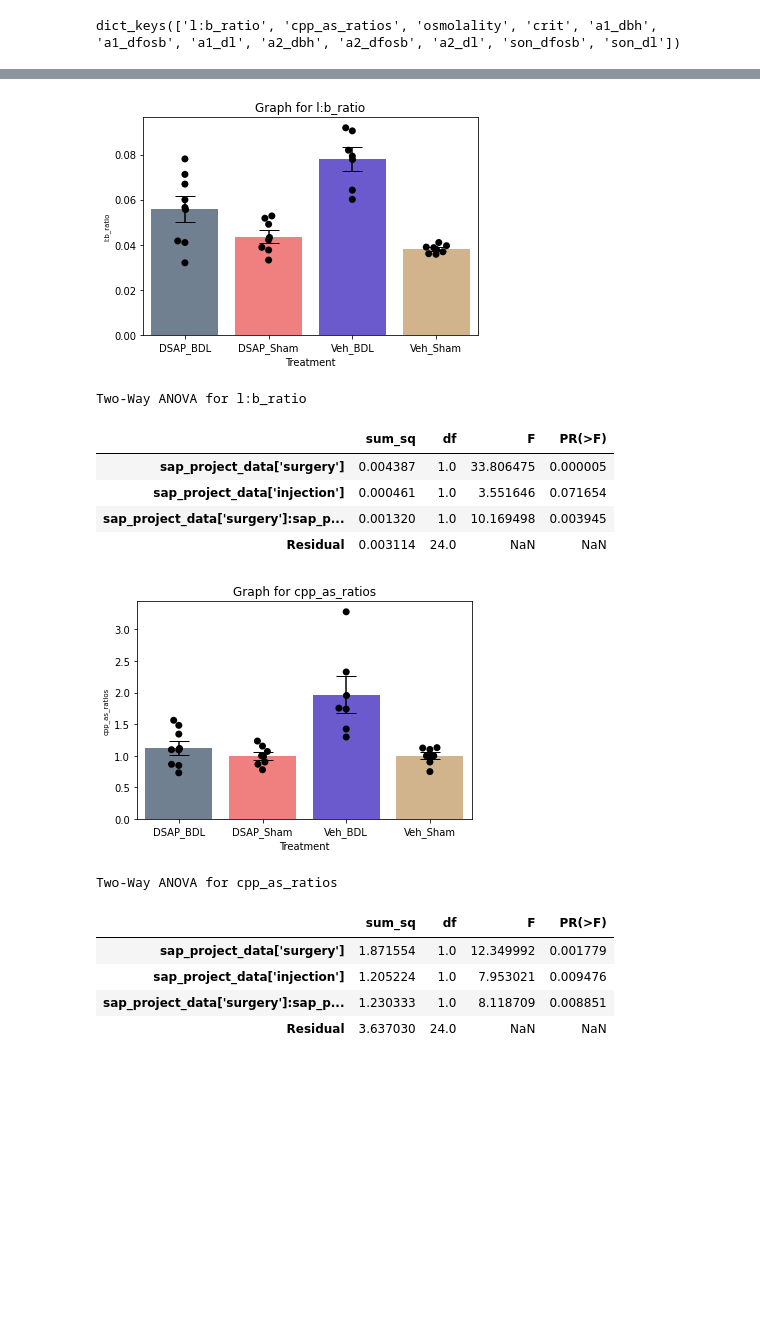
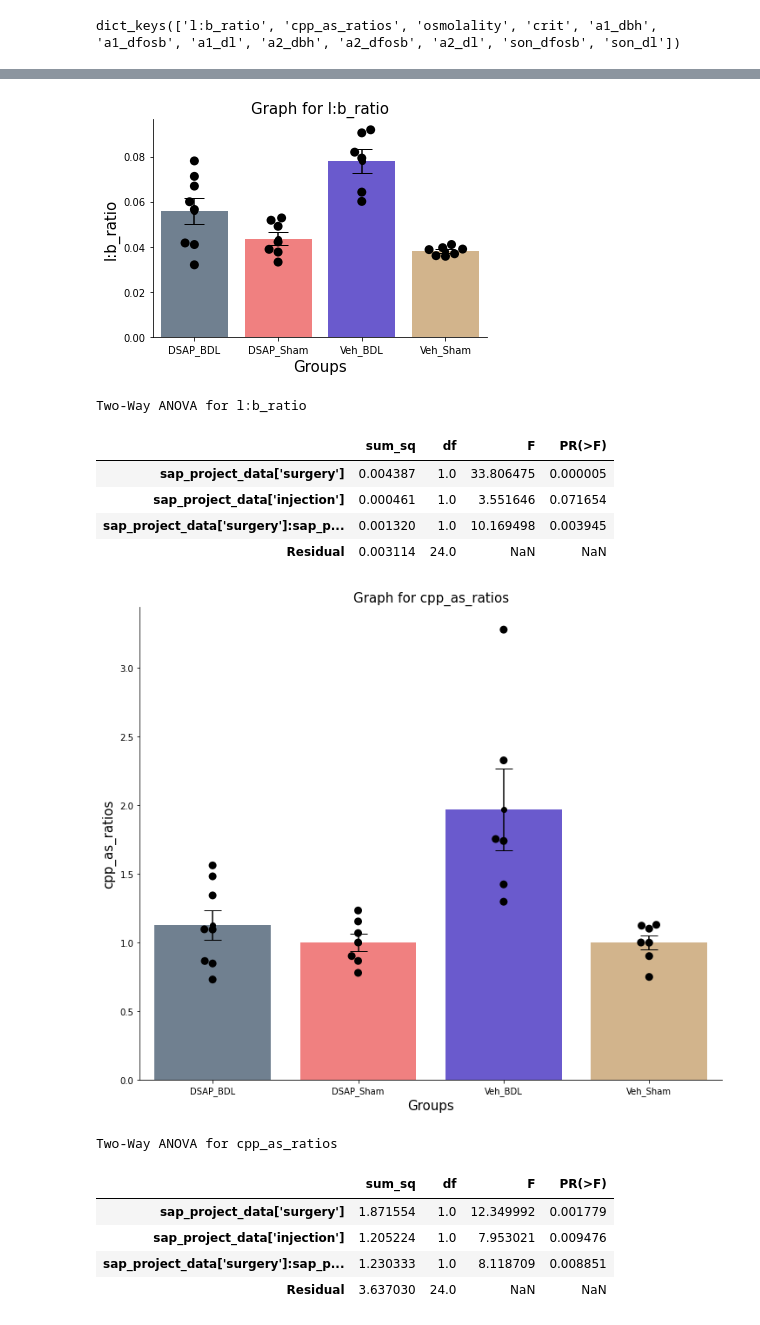
Before and after one commit to Delonix7/My_Data_Science_Projects, a Jupyter notebook: PhD_Project.ipynb, the cells around one changed output, grey strips where cells are left out. Drawn from its saved outputs; the diff is of its cells as text; code cells hidden in the pictures; blank space fills up the shorter version.

```diff
--- a/PhD_Project.ipynb
+++ b/PhD_Project.ipynb
@@ -122,9 +120,5 @@ import time
 # %%
-start = time.time()
 data = {}
 for column in column_names:
   new_object = Variables(DSAP_Sham, DSAP_BDL, Veh_BDL,  Veh_Sham, column)
   data[column] = new_object.create_dataframe
-end = time.time()
-execution_time = end - start
-print(f'The function took {execution_time} to run')
@@ -165,4 +159,7 @@ draw_scatter('l:b_ratio', 'cpp_as_ratios', sap_project_data)
 # %%
 sap_project_data_pair = sap_project_data[column_names].copy()
 sns.pairplot(sap_project_data_pair.dropna())
+plt.rcParams['axes.spines.right'] = False
+plt.rcParams['axes.spines.top'] = False
+plt.show()
 # %% [output]
@@ -177,7 +173,7 @@ for column in column_names:
 sap_project_data_scatter['Treatment'].replace({'Vehicle_BDL': 'Veh_BDL'}, inplace =True)
 sap_project_data_scatter['Treatment'].replace({'Vehicle_Sham': 'Veh_Sham'}, inplace =True)
 # %%
-def draw_graphs(data, variable):
+def draw_bars(data, variable):
   data_y = []
   data_y_error = []
   data_x = list(sap_project_data_scatter['Treatment'].unique())
@@ -186,26 +182,30 @@ def draw_graphs(data, variable):
     data_y_error.append(sem(data[variable][data1].dropna()))
 
   plt.bar(data_x,  data_y,  color = ['slategray', 'lightcoral', 'slateblue', 'tan'])
-  sns.swarmplot(x = 'Treatment',y = variable, data = sap_project_data_scatter, zorder = 2, color = 'black', size = 7)
+  sns.swarmplot(x = 'Treatment',y = variable, data = sap_project_data_scatter, zorder = 2, color = 'black', size = 9)
+  plt.rcParams['axes.spines.right'] = False
+  plt.rcParams['axes.spines.top'] = False
+  plt.rcParams['figure.figsize'] = (12,10)
   plt.errorbar(x =data_x, y=data_y, yerr =data_y_error, fmt = 'o' , color = 'black', capsize = 10)
-  plt.ylabel(f'{variable}', size =7)
-  plt.title(f'Graph for {variable}')
+  plt.ylabel(f'{variable}', size =15)
+  plt.xlabel('Groups', size = 15)
+  plt.title(f'Graph for {variable}', size = 15)
   plt.show()
   print(f'\n\nTwo-Way ANOVA for {variable}')
   model = ols(f"sap_project_data['{column}']  ~ sap_project_data['surgery'] + sap_project_data['injection'] + sap_project_data['surgery']: sap_project_data['injection']", data = sap_project_data).fit()
   display(sm.stats.anova_lm(model, typ = 2))
 # %%
 for column in column_names:
-  draw_graphs(data, column)
+  draw_bars(data, column)
 # %% [output]
-[figure, old version]
+[figure, new version]
 Two-Way ANOVA for l:b_ratio
 |  | sum_sq | df | F | PR(>F) |
 | sap_project_data['surgery'] | 0.004387 | 1.0 | 33.806475 | 0.000005 |
 | sap_project_data['injection'] | 0.000461 | 1.0 | 3.551646 | 0.071654 |
 | sap_project_data['surgery']:sap_p... | 0.001320 | 1.0 | 10.169498 | 0.003945 |
 | Residual | 0.003114 | 24.0 | NaN | NaN |
-[figure, old version]
+[figure, new version]
 Two-Way ANOVA for cpp_as_ratios
 |  | sum_sq | df | F | PR(>F) |
 | sap_project_data['surgery'] | 1.871554 | 1.0 | 12.349992 | 0.001779 |
```
Also changed, not shown: parts of 6 cells of this notebook.
